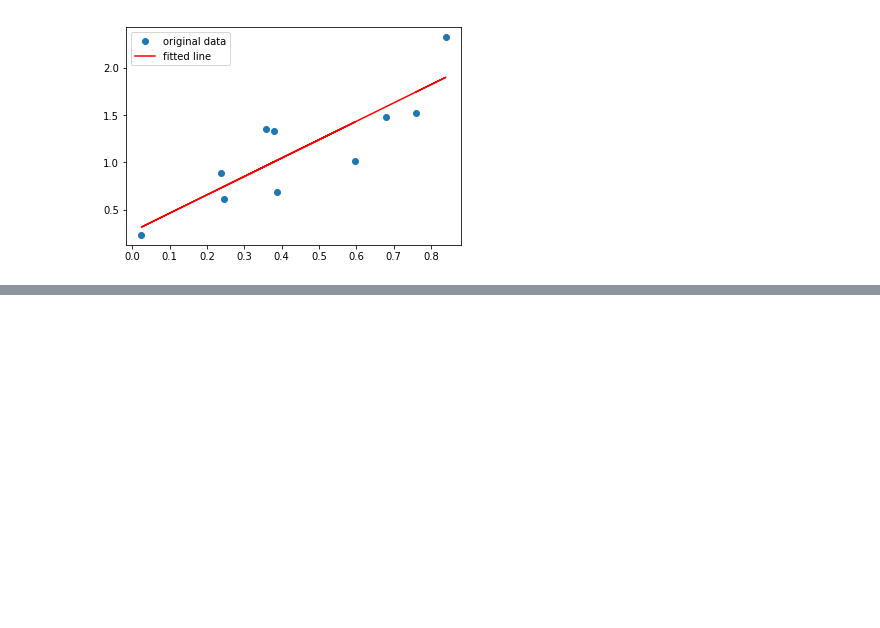
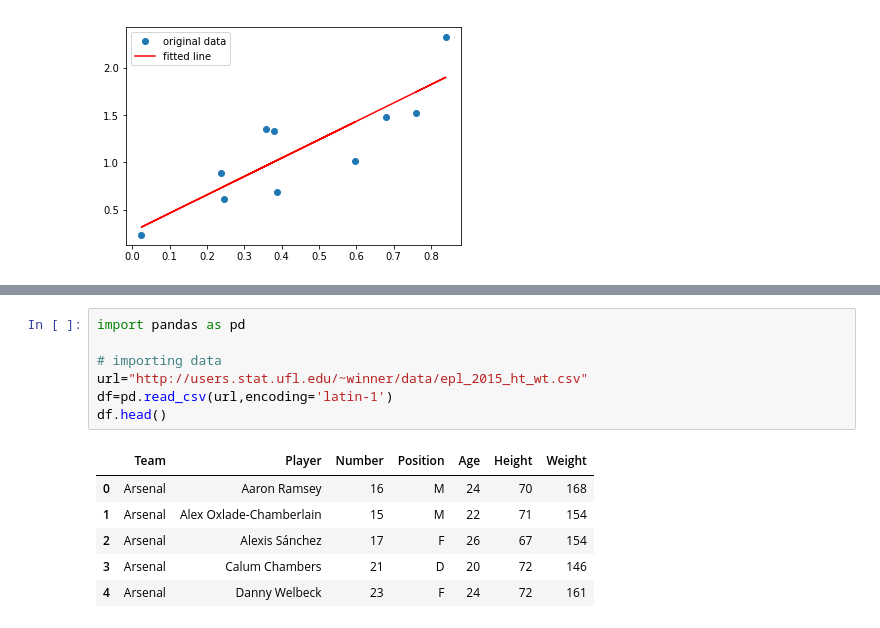
Before and after one commit to jamwine/Statistics, a Jupyter notebook: Statistics.ipynb, the cells around one changed output, grey strips where cells are left out. Drawn from its saved outputs; the diff is of its cells as text; blank space fills up the shorter version.

```diff
--- a/Statistics.ipynb
+++ b/Statistics.ipynb
@@ -904,0 +1039,14 @@ r-squared: 0.7355    p_value: 0.00151
+# %%
+import pandas as pd
+
+# importing data
+url="http://users.stat.ufl.edu/~winner/data/epl_2015_ht_wt.csv"
+df=pd.read_csv(url,encoding='latin-1')
+df.head()
+# %% [output]
+|  | Team | Player | Number | Position | Age | Height | Weight |
+| 0 | Arsenal | Aaron Ramsey | 16 | M | 24 | 70 | 168 |
+| 1 | Arsenal | Alex Oxlade-Chamberlain | 15 | M | 22 | 71 | 154 |
+| 2 | Arsenal | Alexis Sánchez | 17 | F | 26 | 67 | 154 |
+| 3 | Arsenal | Calum Chambers | 21 | D | 20 | 72 | 146 |
+| 4 | Arsenal | Danny Welbeck | 23 | F | 24 | 72 | 161 |
```
Also changed, not shown: parts of 5 cells of this notebook, 5 other files.
